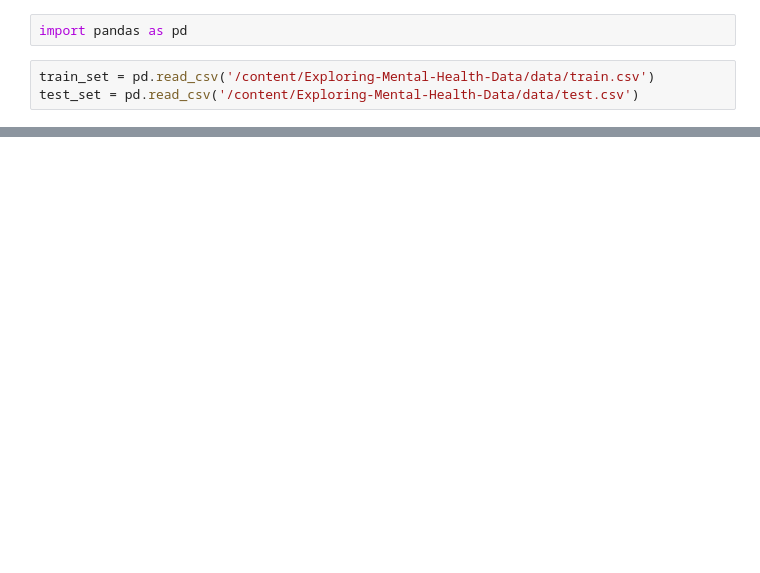
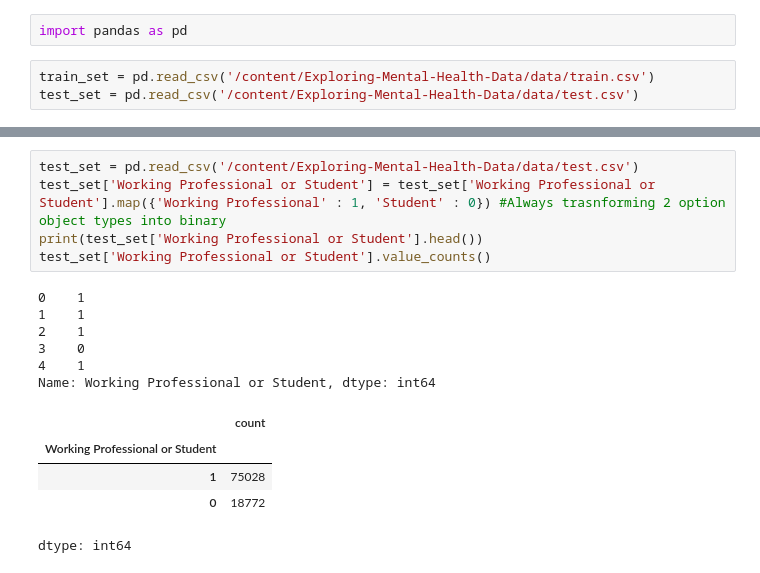
Before and after one commit to geopan2000/Exploring-Mental-Health-Data, a Jupyter notebook: Mental-Health-Data.ipynb, the cells around one changed output, grey strips where cells are left out. Saved outputs shown, nothing was run; the diff lists cells and outputs as text; blank space fills up the shorter version.

```diff
--- a/Mental-Health-Data.ipynb
+++ b/Mental-Health-Data.ipynb
@@ -31,0 +124,17 @@ train_set.head()
+# %%
+test_set = pd.read_csv('/content/Exploring-Mental-Health-Data/data/test.csv')
+test_set['Working Professional or Student'] = test_set['Working Professional or Student'].map({'Working Professional' : 1, 'Student' : 0}) #Always trasnforming 2 option object types into binary
+print(test_set['Working Professional or Student'].head())
+test_set['Working Professional or Student'].value_counts()
+# %% [output]
+0    1
+1    1
+2    1
+3    0
+4    1
+Name: Working Professional or Student, dtype: int64
+|  | count |
+| Working Professional or Student |  |
+| 1 | 75028 |
+| 0 | 18772 |
+dtype: int64
```
Also changed, not shown: parts of 9 cells of this notebook.
